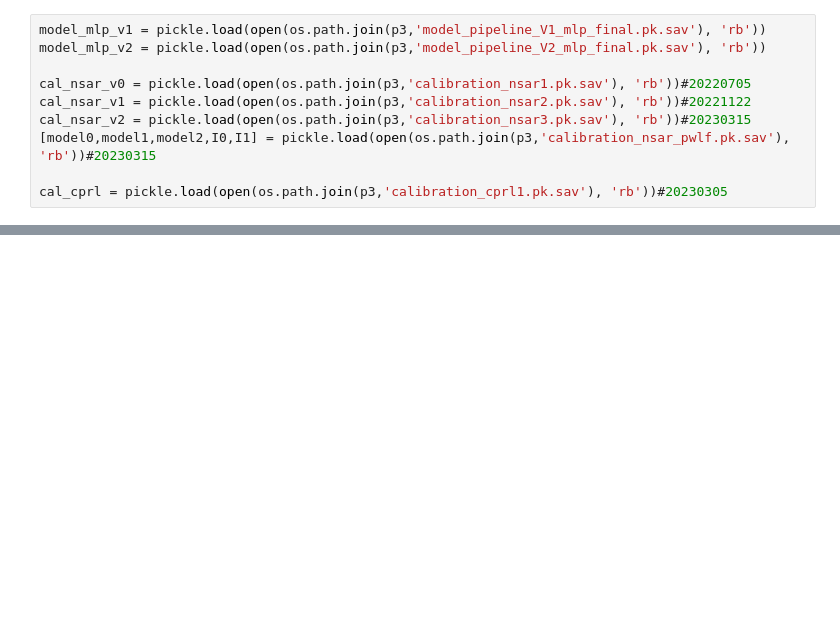
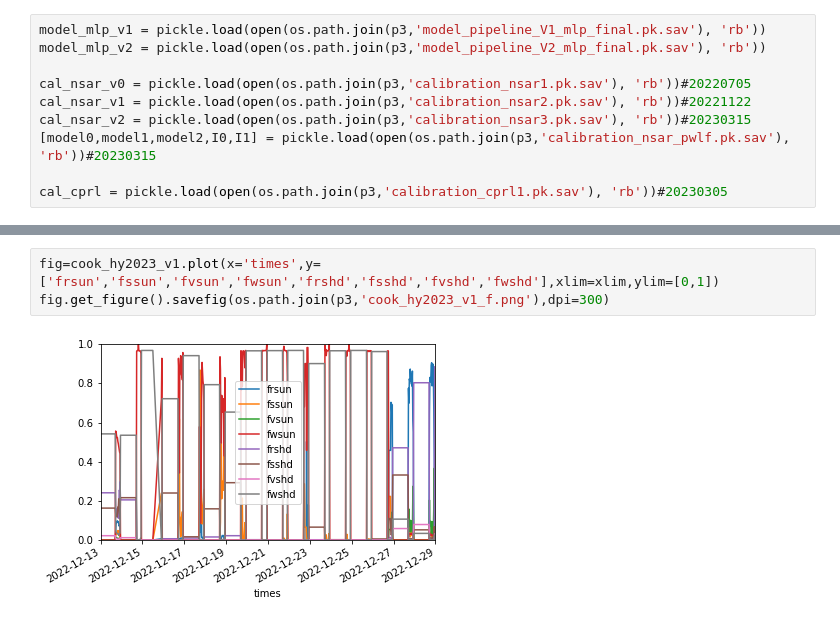
Before and after one commit to cafltar/CookIRCamET, a Jupyter notebook: label_imgs_paper.ipynb, the cells around one changed output, grey strips where cells are left out. Saved outputs shown, nothing was run; the diff lists cells and outputs as text; blank space fills up the shorter version.

```diff
--- a/label_imgs_paper.ipynb
+++ b/label_imgs_paper.ipynb
@@ -405,0 +402,5 @@ df.plot(x='times',y=['Trsun','Tssun','Tvsun','Trshd','Tsshd','Tvshd'],ylim=[240,
+# %%
+fig=cook_hy2023_v1.plot(x='times',y=['frsun','fssun','fvsun','fwsun','frshd','fsshd','fvshd','fwshd'],xlim=xlim,ylim=[0,1])
+fig.get_figure().savefig(os.path.join(p3,'cook_hy2023_v1_f.png'),dpi=300)
+# %% [output]
+[figure, added]
```
Also changed, not shown: parts of 21 cells of this notebook, 2 other files.
